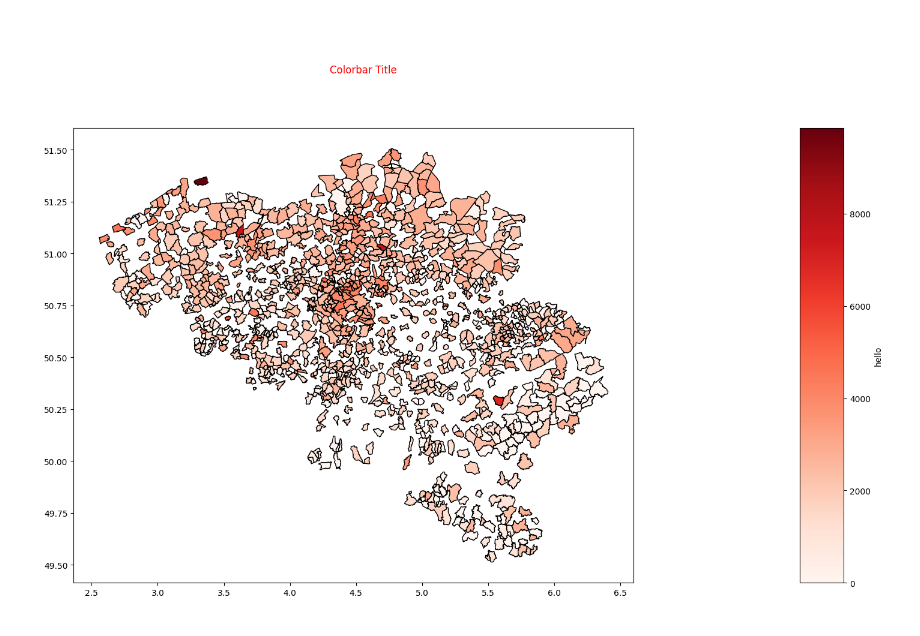
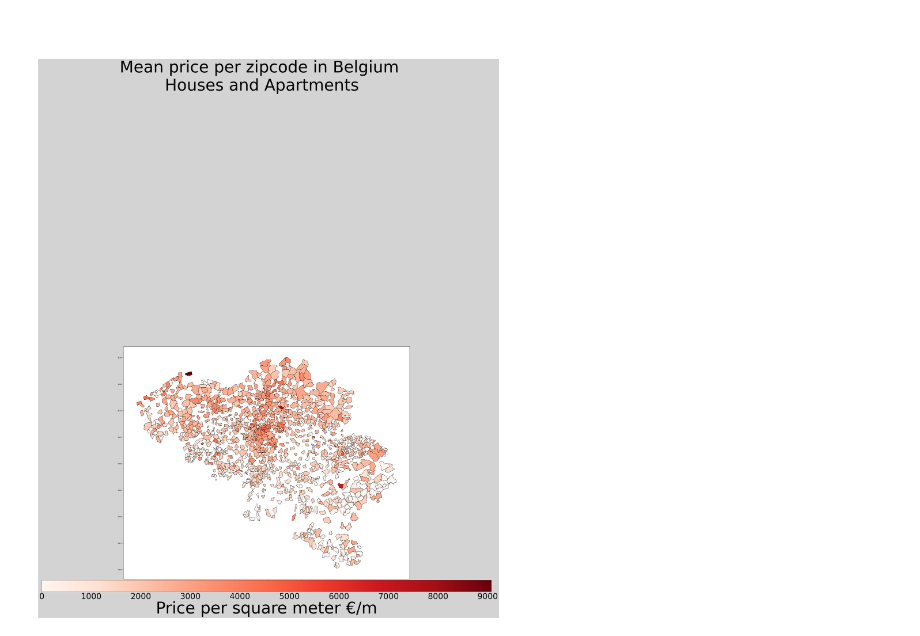
Before and after one commit to Laverdure77/immo_Eliza_Data_Analysis, a Jupyter notebook: map_belgium.ipynb, the cells around one changed output. Cells and saved outputs as stored; diff of their text form; code cells hidden in the pictures.

```diff
--- a/map_belgium.ipynb
+++ b/map_belgium.ipynb
@@ -73,29 +73,36 @@ plt.close()
 # %% [markdown]
 ###
 # %%
-# belgium_map_df.plot("prov_name_fr")
+
 filename = "./datas/georef-belgium-postal-codes-mpsqm.geojson"
 file = open(filename)
-fig, ax = plt.subplots(1,1)
+belgium_map_df = gpd.read_file(file)
 
-belgium_map_df = gpd.read_file(file)
+fig, ax = plt.subplots(1,figsize=(80,80), facecolor='lightgray')
+# color bar
 divider = make_axes_locatable(ax)
-cax = divider.append_axes("right", size="5%", pad=0.1)
-# color bar
+cax = divider.append_axes("bottom", size="5%", pad=0.1)
 vmax = belgium_map_df['mean_price_sqm'].max()
 mappable = plt.cm.ScalarMappable(cmap='Reds', norm=plt.Normalize(vmin=0, vmax=vmax))
-cbar = fig.colorbar(mappable, cax=cax)
+cbar = fig.colorbar(mappable, cax=cax, orientation="horizontal", shrink=0.5)
+
+# Plot Map
 belgium_map_df.plot(kind="geo",column='mean_price_sqm',
                     ax=ax,
                     cax=cax,
                     cmap="Reds",
                     edgecolor='black',
-                    linewidth=1
+                    linewidth=1,
                     )
-fig.set_size_inches(20,10)
-fig.suptitle("Colorbar Title", fontsize=12, color='red')
-cbar.set_label('hello')
+fig.set_size_inches(50,50)
+fig.suptitle("Mean price per zipcode in Belgium\n Houses and Apartments", fontsize=100, color='Black', y=1.2)
+cbar.set_label('Price per square meter €/m', fontsize=100)
+cbar.set_ticks(np.arange(0, vmax, 1000))
+cbar.ax.tick_params(labelsize=50)
+# plt.tick_params(left = False, bottom = False)
+
+
 plt.show()
 # ax.set_visible(False)
 # %% [output]
-[figure, old version]
+[figure, new version]
```
Also changed, not shown: parts of 1 cell of this notebook, 7 other files.
